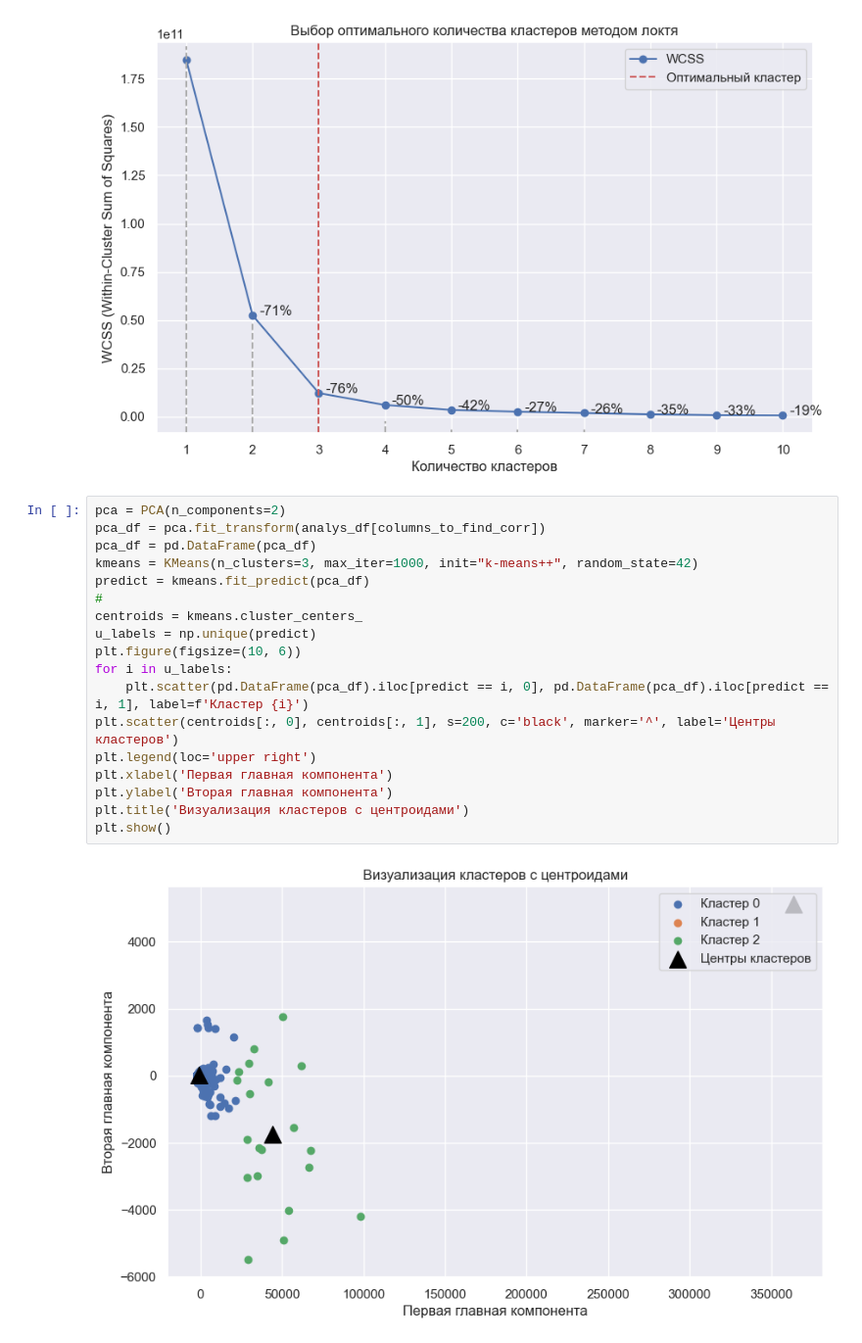
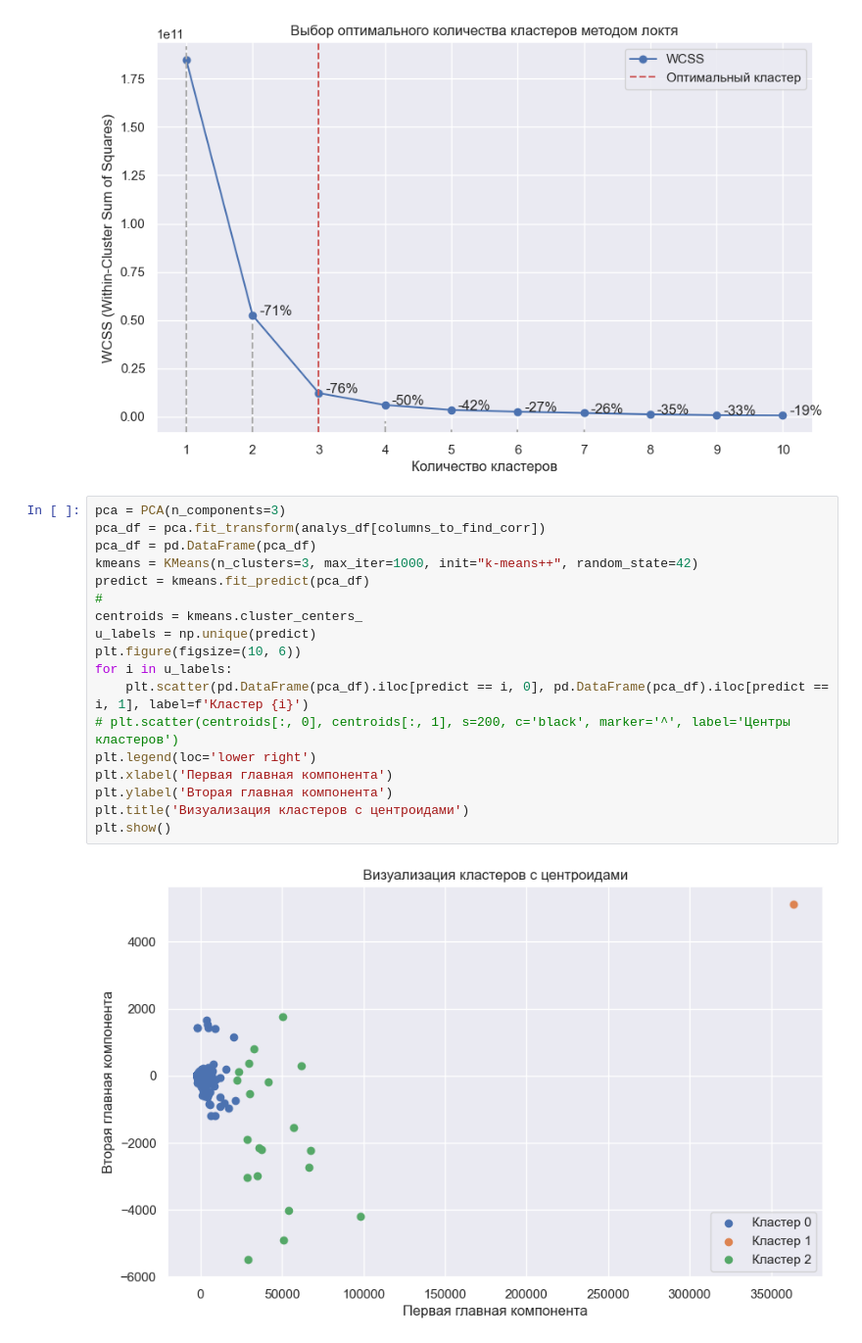
Before and after one commit to neZorinEgor/AdsAnalyzer, a Jupyter notebook: analys/main.ipynb, the cells around one changed output. Shown at 98% size. Cells and saved outputs as stored; diff of their text form.

```diff
--- a/analys/main.ipynb
+++ b/analys/main.ipynb
@@ -418,22 +415,22 @@ plt.show()
 # %% [output]
 [figure]
 # %%
-pca = PCA(n_components=2)
+pca = PCA(n_components=3)
 pca_df = pca.fit_transform(analys_df[columns_to_find_corr])
 pca_df = pd.DataFrame(pca_df)
 kmeans = KMeans(n_clusters=3, max_iter=1000, init="k-means++", random_state=42)
 predict = kmeans.fit_predict(pca_df)
 #
 centroids = kmeans.cluster_centers_
 u_labels = np.unique(predict)
 plt.figure(figsize=(10, 6))
 for i in u_labels:
     plt.scatter(pd.DataFrame(pca_df).iloc[predict == i, 0], pd.DataFrame(pca_df).iloc[predict == i, 1], label=f'Кластер {i}')
-plt.scatter(centroids[:, 0], centroids[:, 1], s=200, c='black', marker='^', label='Центры кластеров')
-plt.legend(loc='upper right')
+# plt.scatter(centroids[:, 0], centroids[:, 1], s=200, c='black', marker='^', label='Центры кластеров')
+plt.legend(loc='lower right')
 plt.xlabel('Первая главная компонента')
 plt.ylabel('Вторая главная компонента')
 plt.title('Визуализация кластеров с центроидами')
 plt.show()
 # %% [output]
-[figure, old version]
+[figure, new version]
```
Also changed, not shown: parts of 2 cells of this notebook.
